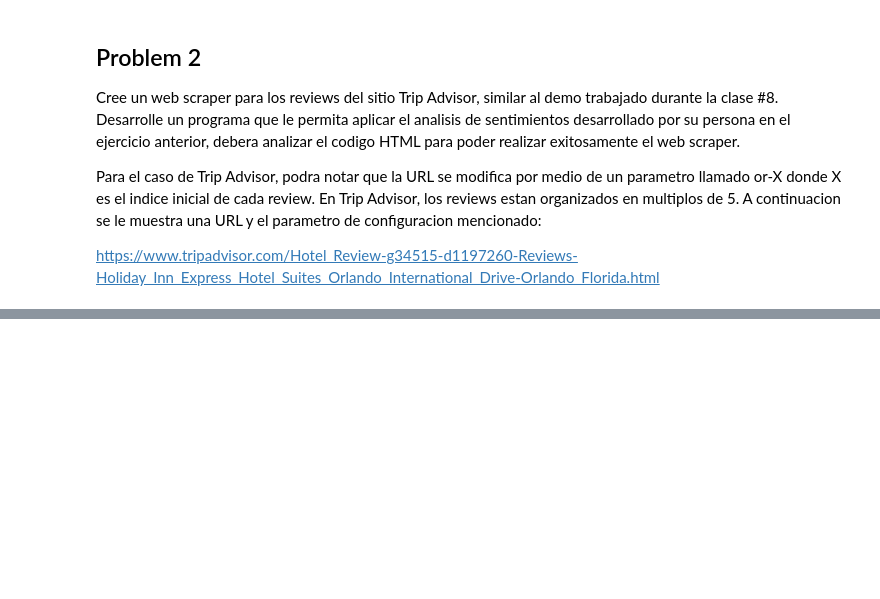
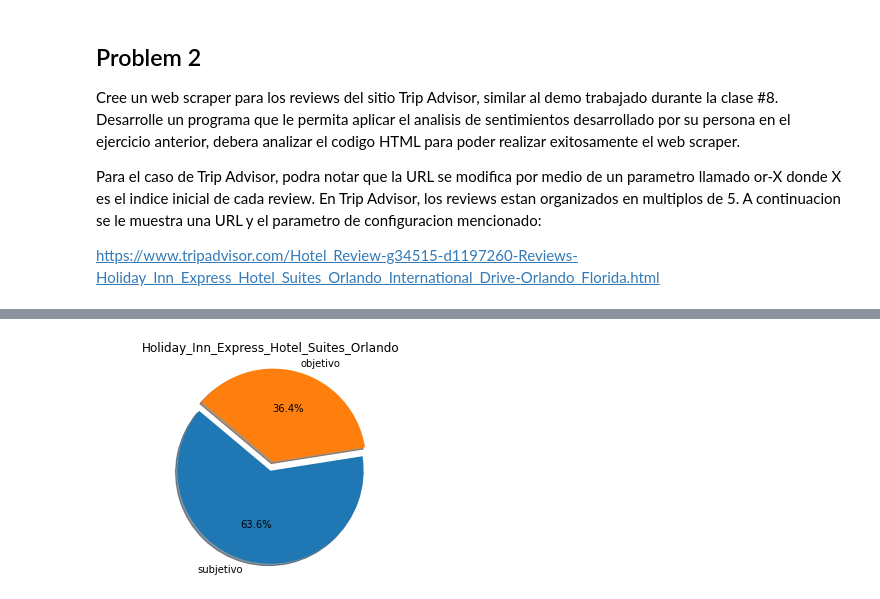
Before and after one commit to vbaezfortunato/Python_class, a Jupyter notebook: Hoja_de_trabajo_4.ipynb, the cells around one changed output, grey strips where cells are left out. Drawn from its saved outputs; the diff is of its cells as text; code cells hidden in the pictures; blank space fills up the shorter version.

```diff
--- a/Hoja_de_trabajo_4.ipynb
+++ b/Hoja_de_trabajo_4.ipynb
@@ -277,0 +297,3 @@ HTTPError: ignored
+# %%
+Subjetividad2=AnalisisHotel["tipo opinion"].value_counts()
+Subjetividad2
@@ -277,0 +308,4 @@ HTTPError: ignored
+# %%
+Pie(Subjetividad2, 'Holiday_Inn_Express_Hotel_Suites_Orlando')
+# %% [output]
+[figure, added]
```
Also changed, not shown: parts of 11 cells of this notebook.
